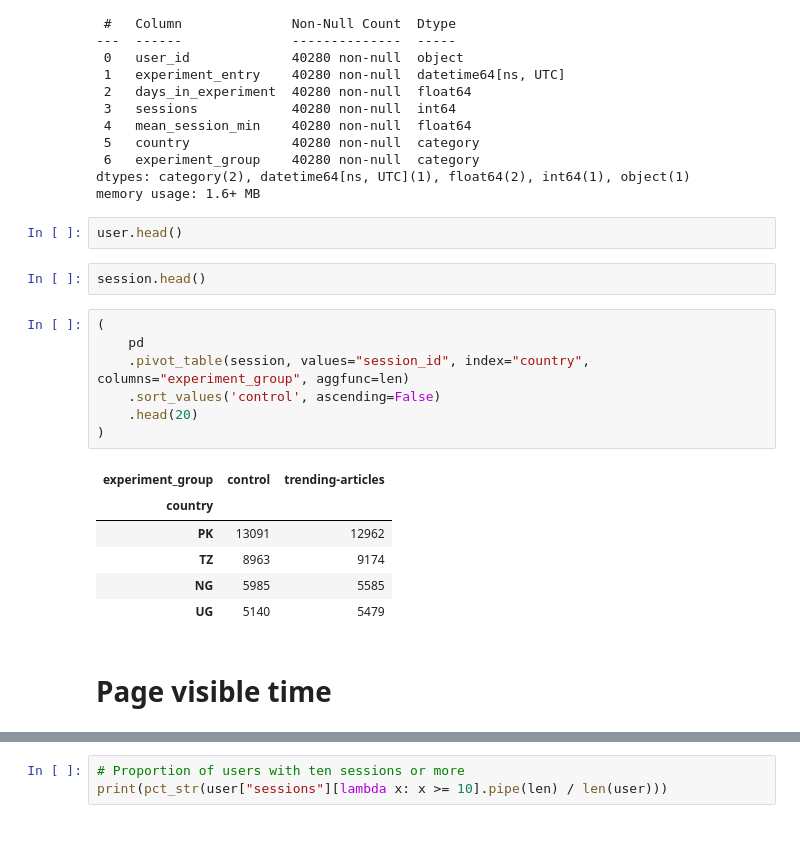
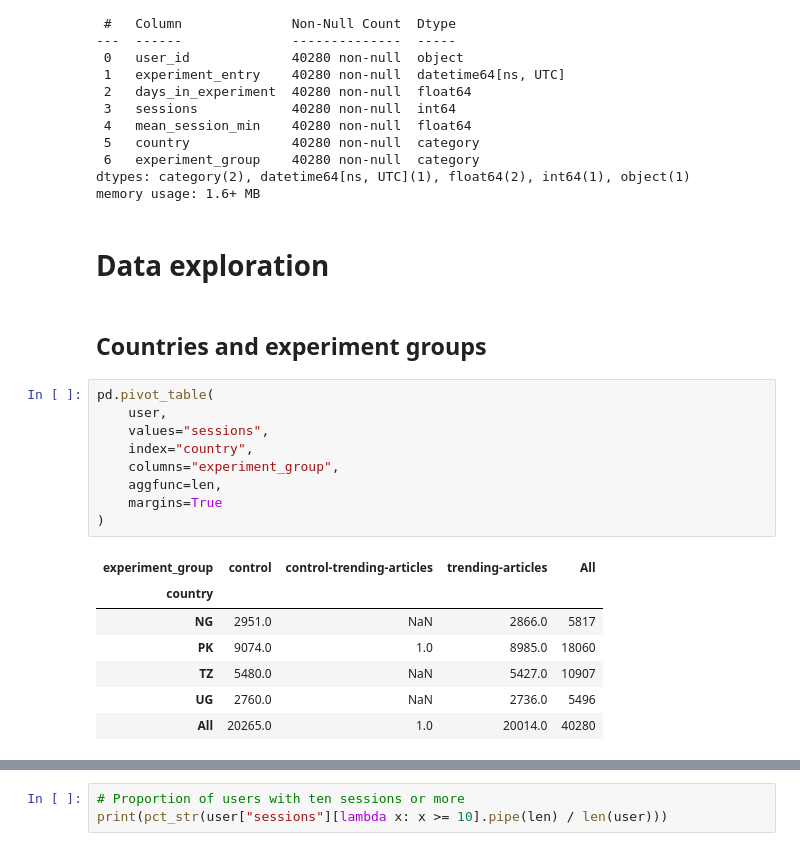
Before and after one commit to wikimedia-research/2021-KaiOS-app-homepage-content-suggestions, a Jupyter notebook: data_collection_and_exploration.ipynb, the cells around one changed output, grey strips where cells are left out. Saved outputs shown, nothing was run; the diff lists cells and outputs as text.

Commit message:
Refactor data collection

```diff
--- a/data_collection_and_exploration.ipynb
+++ b/data_collection_and_exploration.ipynb
@@ -100,23 +102,24 @@ Data columns (total 7 columns):
  6   experiment_group    40280 non-null  category
 dtypes: category(2), datetime64[ns, UTC](1), float64(2), int64(1), object(1)
 memory usage: 1.6+ MB
-# %%
-user.head()
-# %%
-session.head()
+# %% [markdown]
+# Data exploration
+# %% [markdown]
+## Countries and experiment groups
 # %%
-(
-    pd
-    .pivot_table(session, values="session_id", index="country", columns="experiment_group", aggfunc=len)
-    .sort_values('control', ascending=False)
-    .head(20)
+pd.pivot_table(
+    user,
+    values="sessions",
+    index="country",
+    columns="experiment_group",
+    aggfunc=len,
+    margins=True
 )
 # %% [output]
-| experiment_group | control | trending-articles |
-| country |  |  |
-| PK | 13091 | 12962 |
-| TZ | 8963 | 9174 |
-| NG | 5985 | 5585 |
-| UG | 5140 | 5479 |
+| experiment_group | control | control-trending-articles | trending-articles | All |
+| country |  |  |  |  |
+| NG | 2951.0 | NaN | 2866.0 | 5817 |
+| PK | 9074.0 | 1.0 | 8985.0 | 18060 |
+| TZ | 5480.0 | NaN | 5427.0 | 10907 |
+| UG | 2760.0 | NaN | 2736.0 | 5496 |
+| All | 20265.0 | 1.0 | 20014.0 | 40280 |
-# %% [markdown]
-# Page visible time
```
Also changed, not shown: parts of 28 cells of this notebook.
